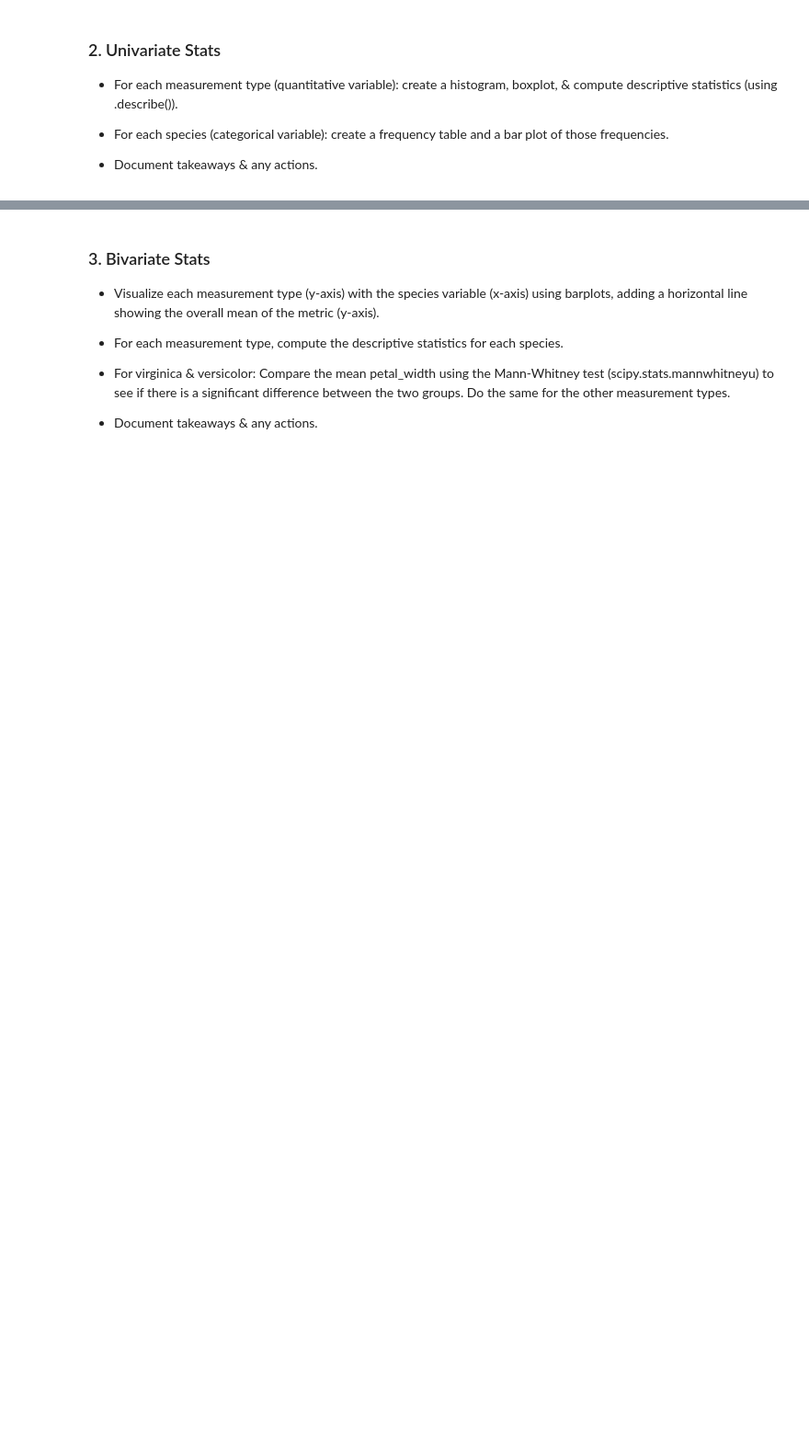
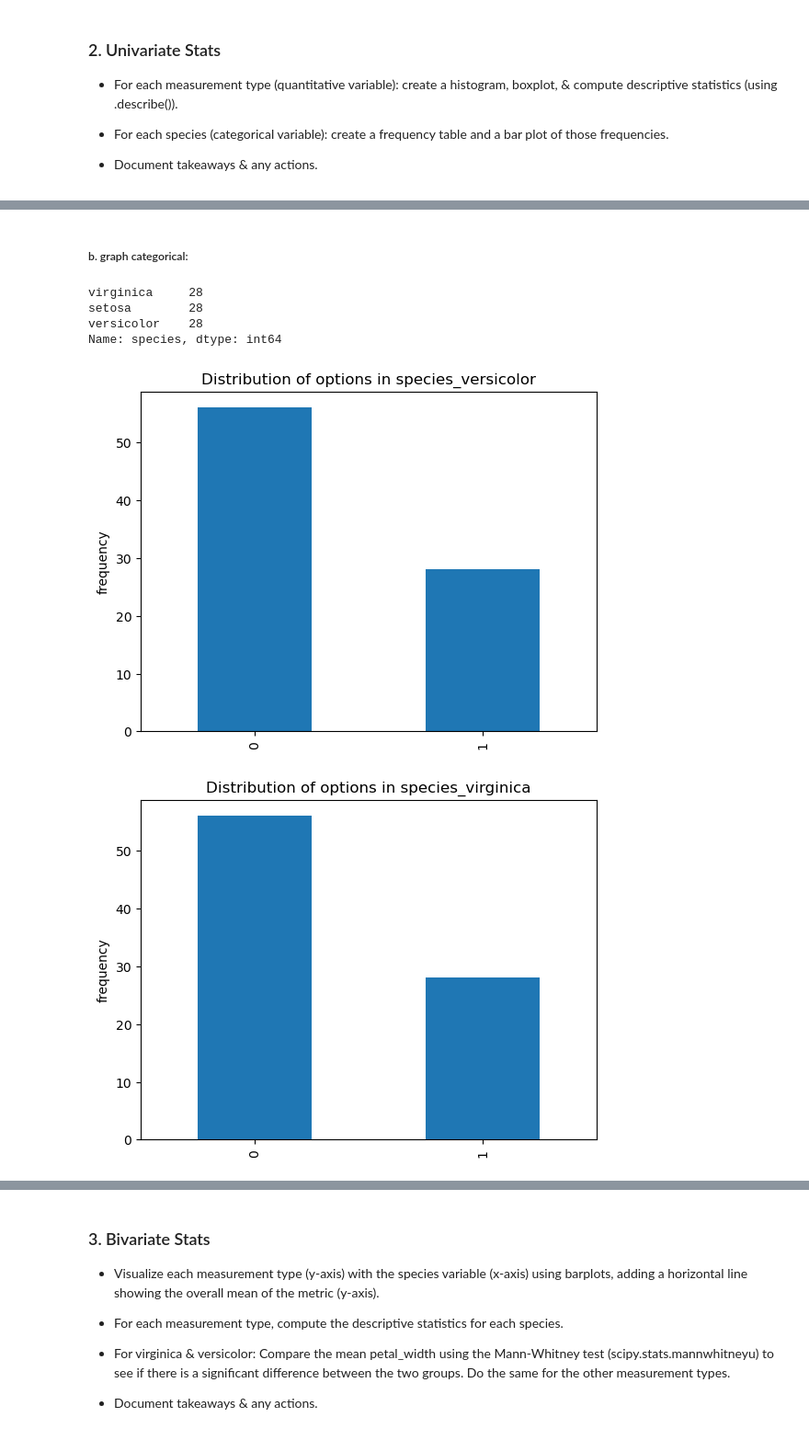
Before and after one commit to NikkideVries/classification-exercises, a Jupyter notebook: explore.ipynb, the cells around one changed output, grey strips where cells are left out. Shown: that part at 92% size. Saved outputs shown, nothing was run; the diff lists cells and outputs as text; code cells hidden in the pictures; blank space fills up the shorter version.

```diff
--- a/explore.ipynb
+++ b/explore.ipynb
@@ -53,0 +188,22 @@ iris = iris.rename(columns={'species_name':'species'})
+# %% [markdown]
+##### b. graph categorical:
+# %%
+# frequcny table:
+frequency = train['species'].value_counts()
+frequency
+# %% [output]
+virginica     28
+setosa        28
+versicolor    28
+Name: species, dtype: int64
+# %%
+# note to self 1 = species is present. 0 = not this species
+for col in cat_cols:
+    train[col].value_counts().plot(
+        kind='bar').set(
+        title=f'Distribution of options in {col}')
+    plt.ylabel("frequency")
+    plt.show()
+# %% [output]
+[figure, added]
+[figure, added]
```
Also changed, not shown: parts of 24 cells of this notebook, 3 other files.
